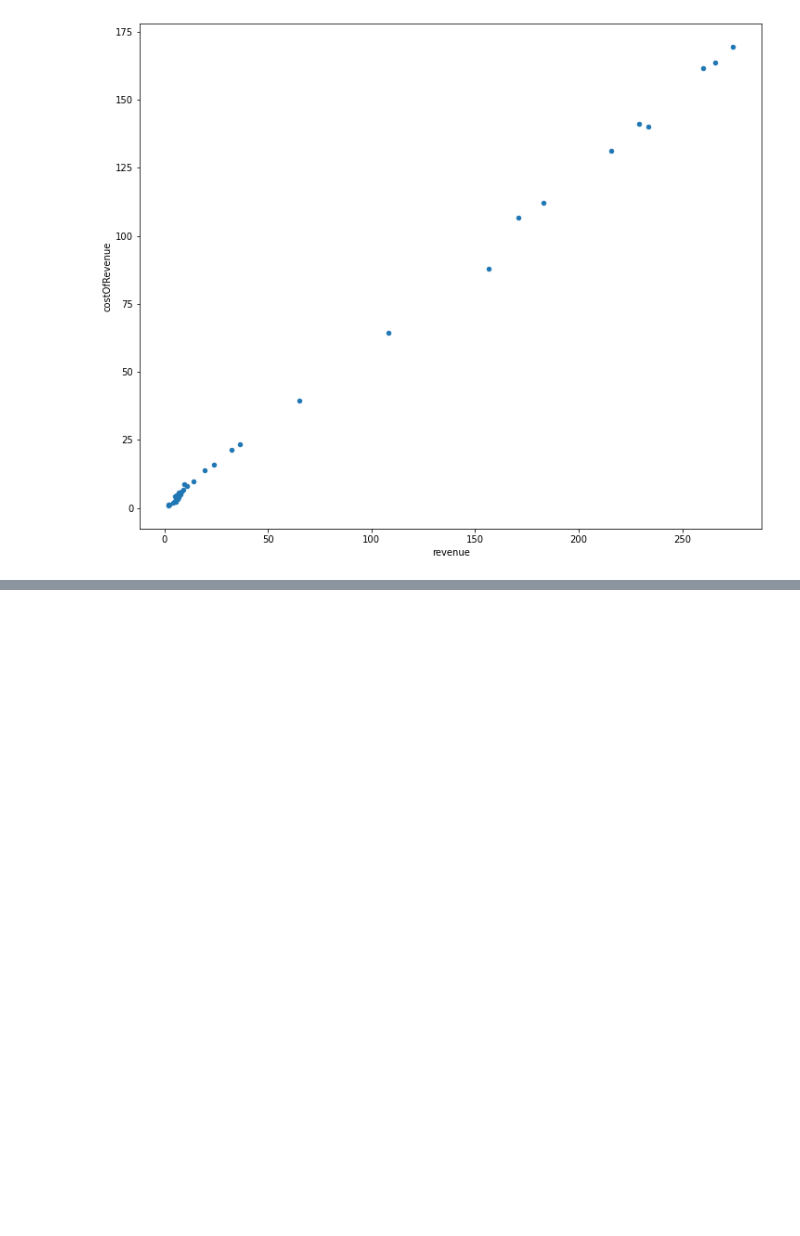
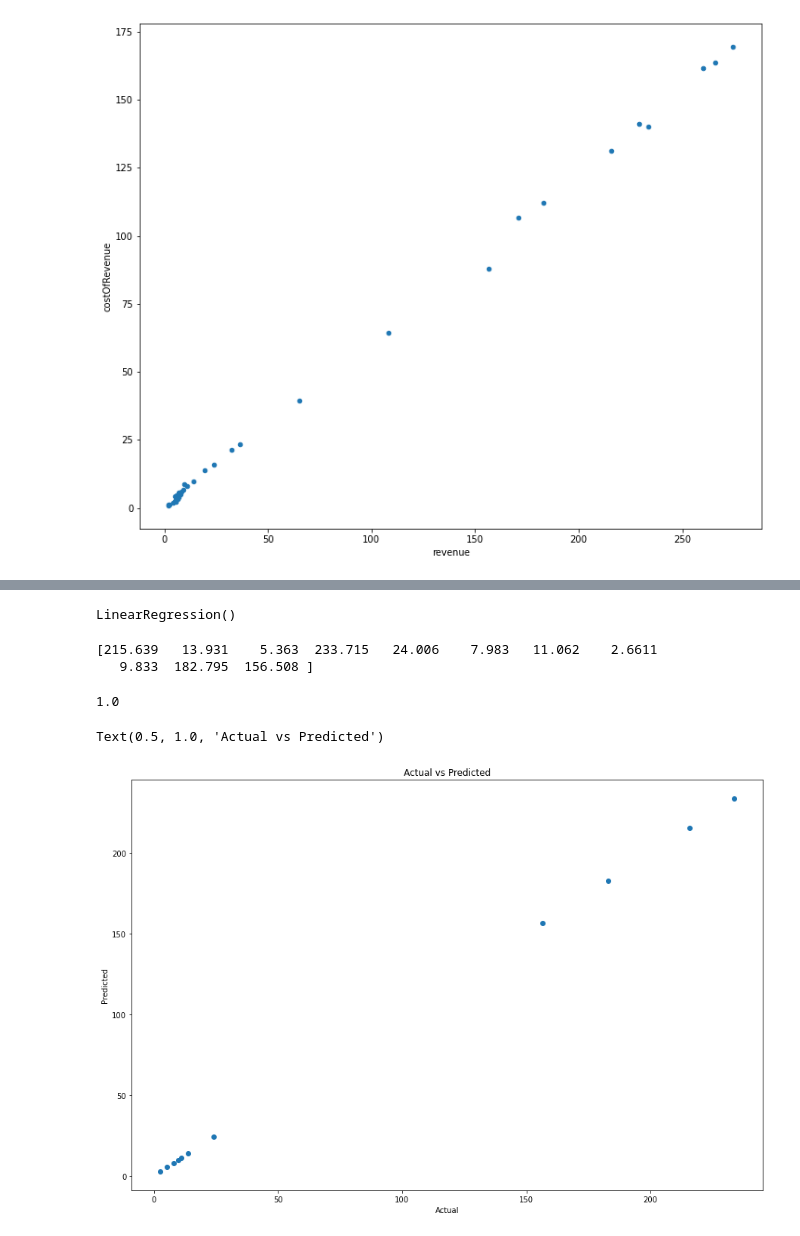
Before and after one commit to joseluistello/Regression-Analysis-Apple-Data, a Jupyter notebook: notebooks/Analysis.ipynb, the cells around one changed output, grey strips where cells are left out. Drawn from its saved outputs; the diff is of its cells as text; code cells hidden in the pictures; blank space fills up the shorter version.

```diff
--- a/notebooks/Analysis.ipynb
+++ b/notebooks/Analysis.ipynb
@@ -162,3 +163,6 @@ appledf.corr()
 | ebitda | 0.994519 | 0.991379 | 0.997418 | 0.902942 | 0.980859 | NaN | ... |
 | operatingIncome | 0.991342 | 0.987306 | 0.995645 | 0.890807 | 0.976486 | NaN | ... |
 | netIncome | 0.996547 | 0.993701 | 0.998982 | 0.917839 | 0.985974 | NaN | ... |
+# %%
+x=appledf.drop(['revenue'], axis=1).values
+y=appledf['revenue'].values
@@ -164,0 +171,28 @@ appledf.corr()
+# %%
+x_train,x_test,y_train,y_test=train_test_split(x,y, test_size=0.3, random_state=0)
+# %%
+from sklearn.linear_model import LinearRegression
+ml=LinearRegression()
+ml.fit(x_train,y_train)
+# %% [output]
+LinearRegression()
+# %%
+y_pred=ml.predict(x_test)
+print(y_pred)
+# %% [output]
+[215.639   13.931    5.363  233.715   24.006    7.983   11.062    2.6611
+   9.833  182.795  156.508 ]
+# %%
+from sklearn.metrics import r2_score
+r2_score(y_test,y_pred)
+# %% [output]
+1.0
+# %%
+plt.figure(figsize=(15, 10))
+plt.scatter(y_test,y_pred)
+plt.xlabel('Actual')
+plt.ylabel('Predicted')
+plt.title('Actual vs Predicted')
+# %% [output]
+Text(0.5, 1.0, 'Actual vs Predicted')
+[figure, added]
```
Also changed, not shown: parts of 3 cells of this notebook.
